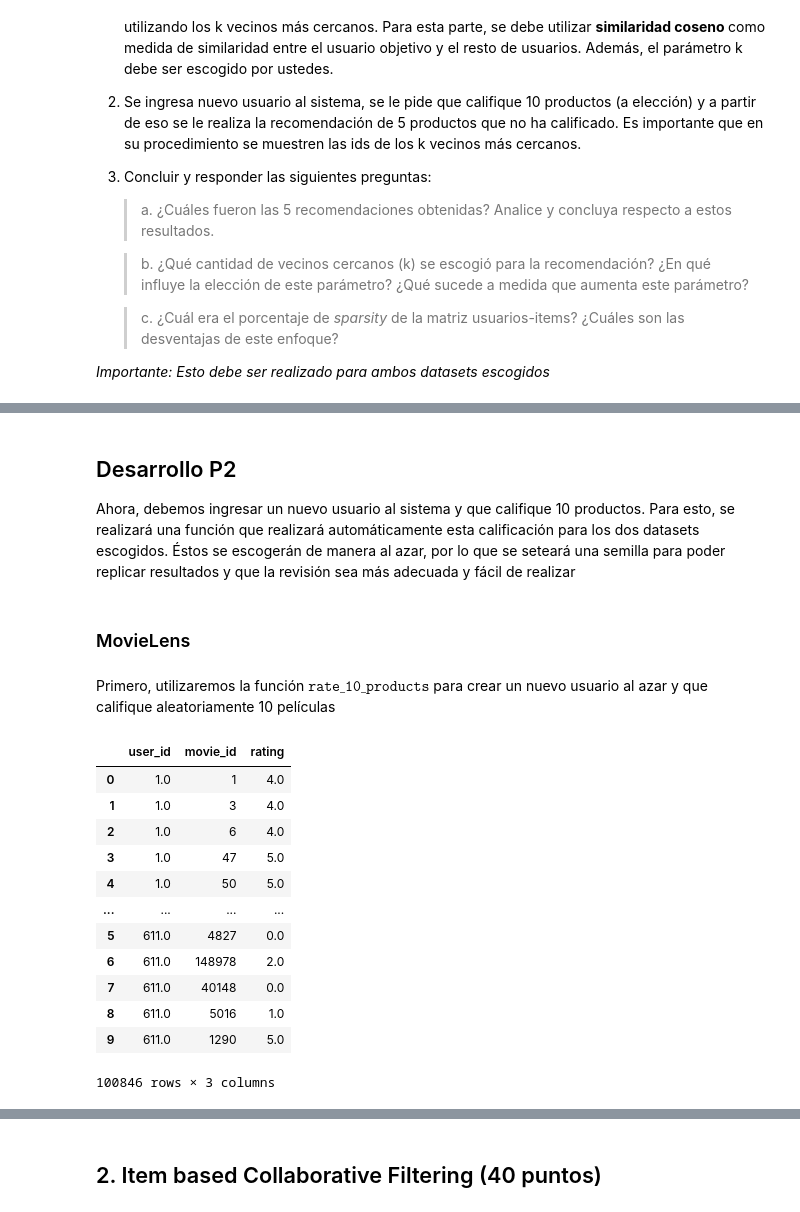
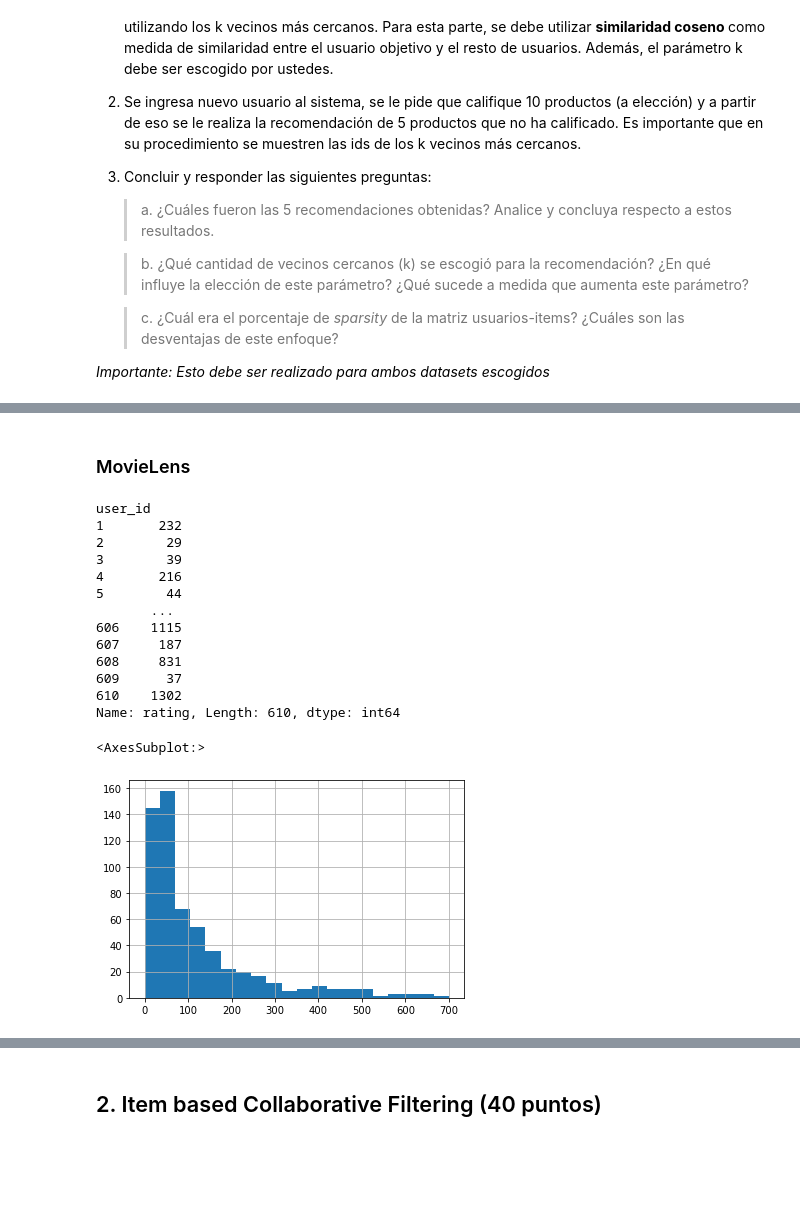
Before and after one commit to luciofondon98/Reconocimiento-de-Patrones-2021-1, a Jupyter notebook: Tarea 3/Tarea 3 - INF 479.ipynb, the cells around one changed output, grey strips where cells are left out. Saved outputs shown, nothing was run; the diff lists cells and outputs as text; code cells hidden in the pictures; blank space fills up the shorter version.

```diff
--- a/Tarea 3/Tarea 3 - INF 479.ipynb
+++ b/Tarea 3/Tarea 3 - INF 479.ipynb
@@ -292,4 +196,0 @@ def recommend_item(user_id, similar_user_ids, matrix, dataset, n=5):
-# %% [markdown]
-## Desarrollo P2
-
-Ahora, debemos ingresar un nuevo usuario al sistema y que califique 10 productos. Para esto, se realizará una función que realizará automáticamente esta calificación para los dos datasets escogidos. Éstos se escogerán de manera al azar, por lo que se seteará una semilla para poder replicar resultados y que la revisión sea más adecuada y fácil de realizar
@@ -367,21 +197,24 @@ def rate_10_products(dataset):
 # %% [markdown]
 ### MovieLens
-# %% [markdown]
-Primero, utilizaremos la función $\texttt{rate_10_products}$ para crear un nuevo usuario al azar y que califique aleatoriamente 10 películas
-# %%
-movies_with_new_rating = rate_10_products('movielens')
-movies_with_new_rating
-# %% [output]
-|  | user_id | movie_id | rating |
-| 0 | 1.0 | 1 | 4.0 |
-| 1 | 1.0 | 3 | 4.0 |
-| 2 | 1.0 | 6 | 4.0 |
-| 3 | 1.0 | 47 | 5.0 |
-| 4 | 1.0 | 50 | 5.0 |
-| ... | ... | ... | ... |
-| 5 | 611.0 | 4827 | 0.0 |
-| 6 | 611.0 | 148978 | 2.0 |
-| 7 | 611.0 | 40148 | 0.0 |
-| 8 | 611.0 | 5016 | 1.0 |
-| 9 | 611.0 | 1290 | 5.0 |
-100846 rows × 3 columns
+# %%
+# distribution of ratings per user
+# (we may want to exclude users without many data points)
+ratings_per_user = df_ML_ratings.groupby('user_id')['rating'].count()
+display(ratings_per_user)
+ratings_per_user.hist(bins=20, range=(0,700))
+# %% [output]
+user_id
+1       232
+2        29
+3        39
+4       216
+5        44
+       ...
+606    1115
+607     187
+608     831
+609      37
+610    1302
+Name: rating, Length: 610, dtype: int64
+<AxesSubplot:>
+[figure, added]
```
Also changed, not shown: parts of 51 cells of this notebook.
